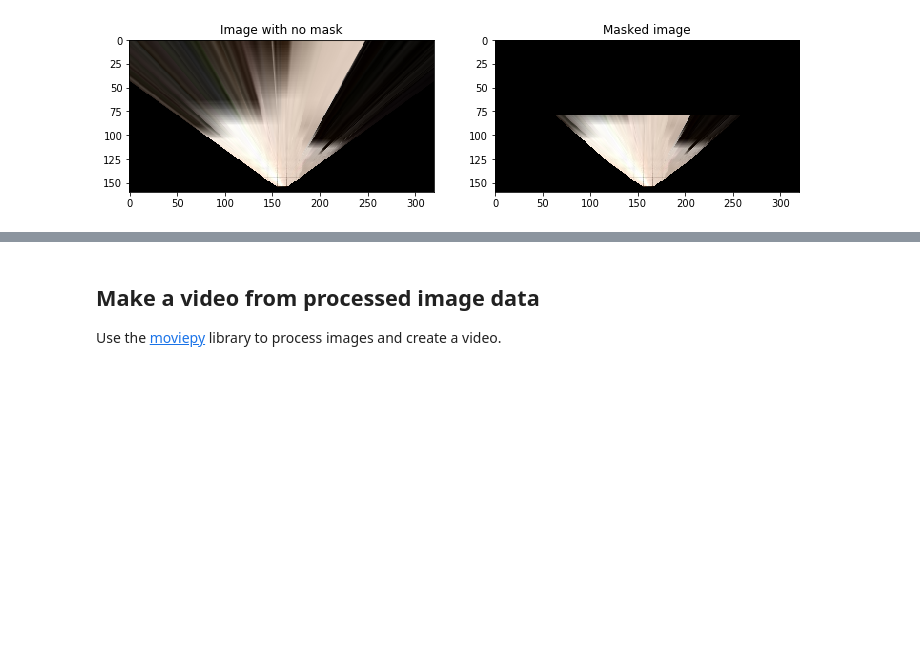
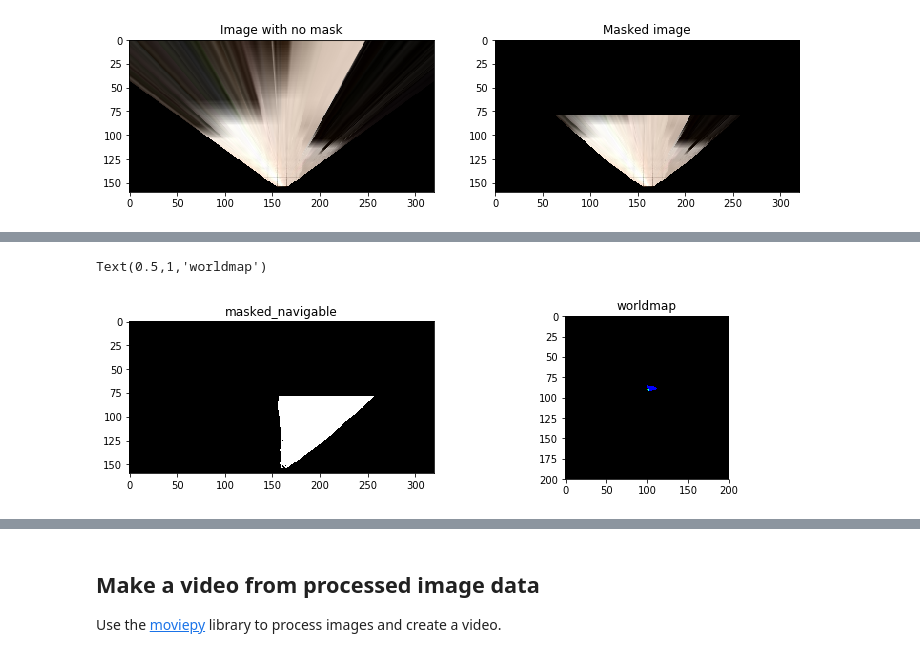
Before and after one commit to lostinet/Rover-Project, a Jupyter notebook: Rover_Project_Test_Notebook.ipynb, the cells around one changed output, grey strips where cells are left out. Drawn from its saved outputs; the diff is of its cells as text; code cells hidden in the pictures; blank space fills up the shorter version.

```diff
--- a/Rover_Project_Test_Notebook.ipynb
+++ b/Rover_Project_Test_Notebook.ipynb
@@ -478,0 +496,23 @@ Text(0.5,1,'Threshed_rock')
+# %%
+# data.worldmap = np.zeros((200, 200, 3)).astype(np.float)
+xpix_nav, ypix_nav = rover_coords(masked_navigable)
+
+yaw = float(data.yaw[data.count])
+xpos = float(data.xpos[data.count])
+ypos = float(data.ypos[data.count])
+
+xpix_world_nav, ypix_world_nav = pix_to_world(xpix_nav, ypix_nav, xpos,ypos,
+                                           yaw,ground_truth.shape[0],10)
+
+data.worldmap[ypix_world_nav, xpix_world_nav, 2] += 1
+
+fig = plt.figure(figsize=(12,3))
+plt.subplot(121)
+plt.imshow(masked_navigable,cmap='gray')
+plt.title('masked_navigable')
+plt.subplot(122)
+plt.imshow(data.worldmap,cmap='gray')
+plt.title('worldmap')
+# %% [output]
+Text(0.5,1,'worldmap')
+[figure, added]
```
Also changed, not shown: parts of 12 cells of this notebook.
